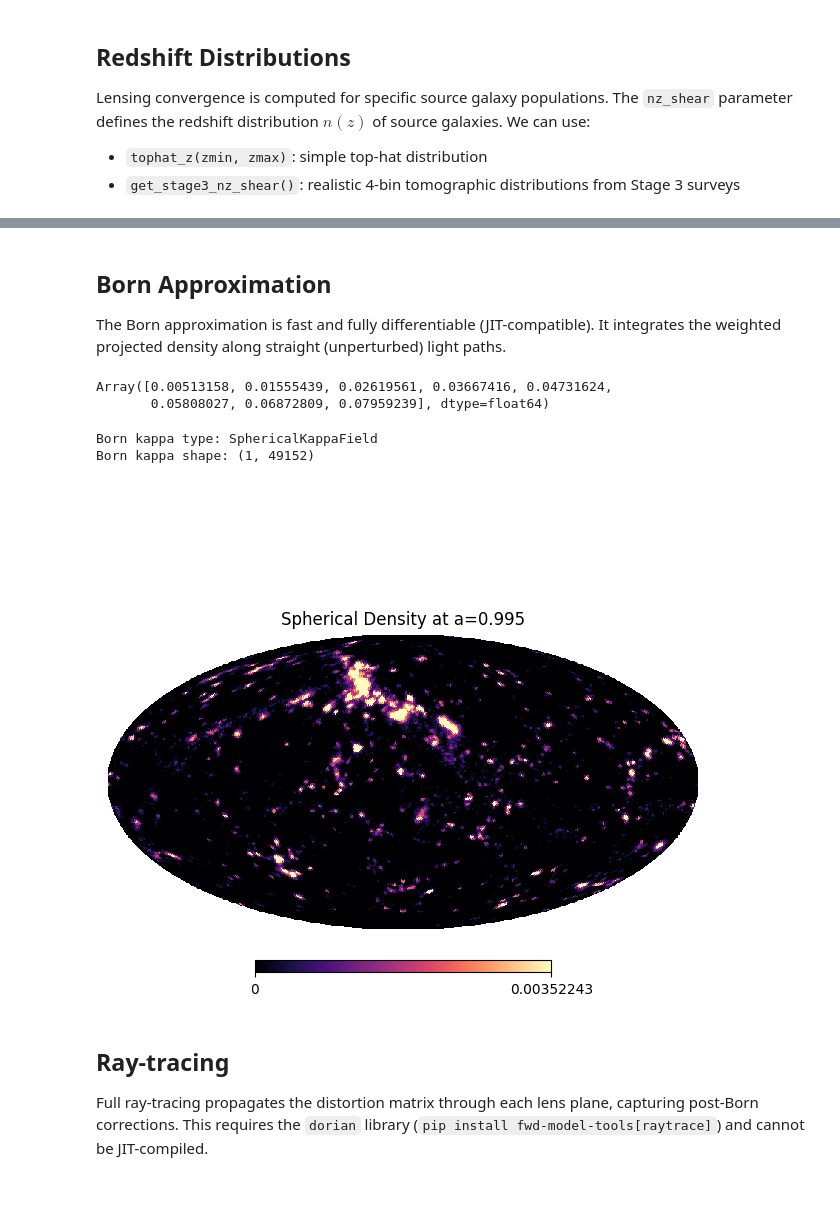
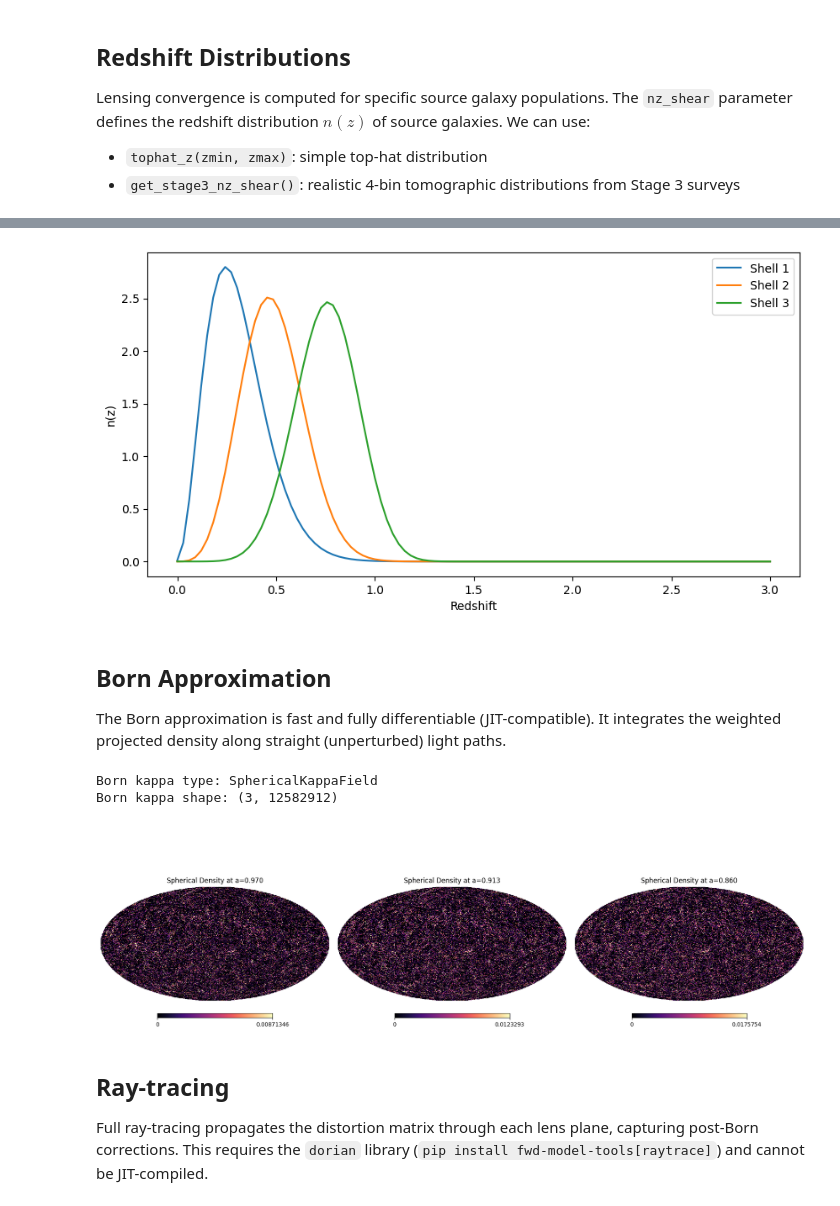
Before and after one commit to ASKabalan/fwd-model-tools, a Jupyter notebook: notebooks/07-Lensing.ipynb, the cells around one changed output, grey strips where cells are left out. Drawn from its saved outputs; the diff is of its cells as text; code cells hidden in the pictures.

```diff
--- a/notebooks/07-Lensing.ipynb
+++ b/notebooks/07-Lensing.ipynb
@@ -17,11 +17,21 @@ The Born approximation integrates the lensing potential along unperturbed light
 import os
 
 os.environ['XLA_PYTHON_CLIENT_MEM_FRACTION'] = '0.97'
+os.environ['TF_GPU_ALLOCATOR'] = 'cuda_malloc_async'
 
 import jax
-jax.config.update("jax_platform_name", "cpu")
 import jax.numpy as jnp
 import jax_cosmo as jc
 import matplotlib.pyplot as plt
 
 import fwd_model_tools as ffi
+from jax.sharding import Mesh, NamedSharding, PartitionSpec as P, AxisType
+jax.config.update('jax_enable_x64' , False)
+
+
+print(f"Number of devices: {jax.device_count()}")
+print(f"Devices {jax.devices()}")
+jax.print_environment_info()
+
+mesh = jax.make_mesh((4 , 1) , ('x', 'y') , axis_types=(AxisType.Auto , AxisType.Auto))
+sharding = NamedSharding(mesh, P('x', 'y'))
@@ -31,22 +59,23 @@ import fwd_model_tools as ffi
 We need a spherical lightcone (`SphericalDensity` with `status=LIGHTCONE`) as input for both lensing functions.
 # %%
 key = jax.random.PRNGKey(0)
-mesh_size = (200, 200 , 200)
-box_size = (500.0, 500.0, 500.0)
-nside = 64
+mesh_size = (1000, 1000 , 1000)
+box_size = (3000.0, 3000.0, 3000.0)
+nside = 1024
 nb_shells = 8
-cosmo = ffi.Planck18()
+cosmo = jc.Planck18()
 
 initial_field = ffi.gaussian_initial_conditions(
     key, mesh_size, box_size,
     cosmo=cosmo,
     nside=nside,
+    sharding=sharding
 )
 
-dx, p = ffi.lpt(cosmo, initial_field, scale_factor_spec=0.1, order=1)
+dx, p = ffi.lpt(cosmo, initial_field, ts=0.1, order=1)
 
 solver = ffi.ReversibleDoubleKickDrift(
-    interp_kernel=ffi.DriftInterp(painting=ffi.PaintingOptions(target="spherical", scheme="bilinear")),
+    interp_kernel=ffi.OnionTiler(painting=ffi.PaintingOptions(target="spherical", scheme="bilinear"), drift_on_lightcone=True),
 )
 lightcone = ffi.nbody(
     cosmo, dx, p,
@@ -93,22 +99,35 @@ plt.plot(nz_sources[0].params[1], label=f"Source bin {i}")
+# %%
+# Simple top-hat distributions at two redshifts
+nz_sources = ffi.io.get_stage3_nz_shear()[:-1]
+
+figure = plt.figure(figsize=(10, 5))
+
+z_bins = jnp.linspace(0.0, 3.0, 100)
+
+for i in range(len(nz_sources)):
+    nz = nz_sources[i](z_bins)
+    plt.plot(z_bins, nz, label=f"Shell {i+1}")
+
+plt.xlabel("Redshift")
+plt.ylabel("n(z)")
+plt.legend()
+plt.show()
+# %% [output]
+[figure, added]
 # %% [markdown]
 ## Born Approximation
 
 The Born approximation is fast and fully differentiable (JIT-compatible). It integrates the weighted projected density along straight (unperturbed) light paths.
-# %%
-lightcone.z_sources
-# %% [output]
-Array([0.00513158, 0.01555439, 0.02619561, 0.03667416, 0.04731624,
-       0.05808027, 0.06872809, 0.07959239], dtype=float64)
 # %%
-kappa_born = ffi.born(cosmo, lightcone, nz_shear=jnp.array([0.07]))
+kappa_born = ffi.born(cosmo, lightcone, nz_shear=nz_sources)
 
 print(f"Born kappa type: {type(kappa_born).__name__}")
 print(f"Born kappa shape: {kappa_born.shape}")
-kappa_born.show(ncols=2)
+kappa_born.show(ncols=3)
 # %% [output]
 Born kappa type: SphericalKappaField
-Born kappa shape: (1, 49152)
+Born kappa shape: (3, 12582912)
-[figure, old version]
+[figure, new version]
 # %% [markdown]
 ## Ray-tracing
 
```
Also changed, not shown: parts of 12 cells of this notebook, 16 other files.
